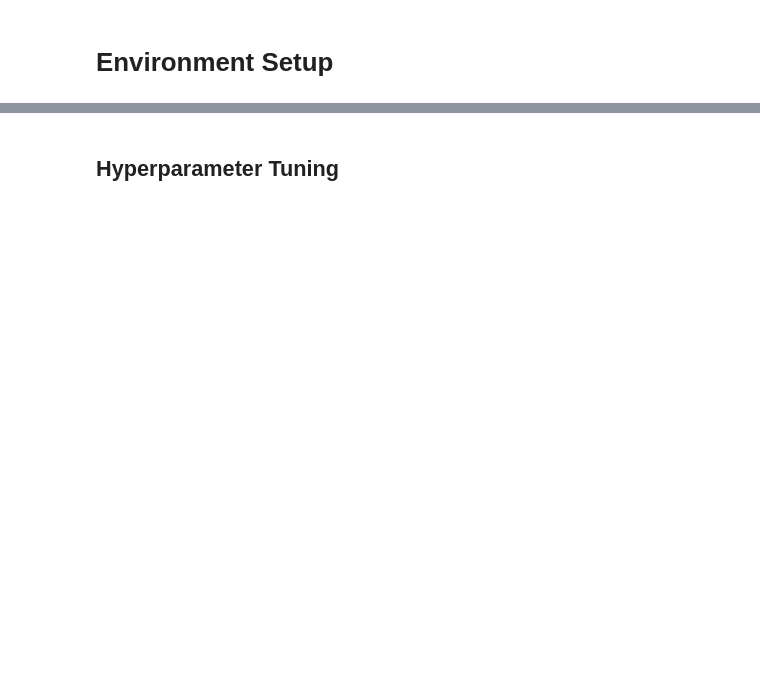
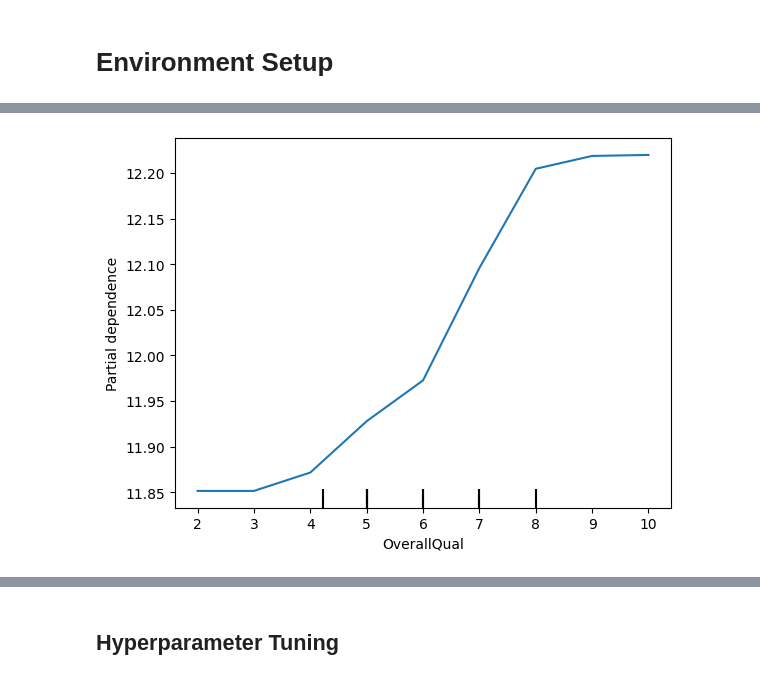
Before and after one commit to ericfflynn/predicting-house-prices-random-forest, a Jupyter notebook: Competition Notebook.ipynb, the cells around one changed output, grey strips where cells are left out. Saved outputs shown, nothing was run; the diff lists cells and outputs as text; code cells hidden in the pictures; blank space fills up the shorter version.

Commit message:
Kaggle Notebook | Predicting House Prices: Competition Notebook | Version 17

```diff
--- a/Competition Notebook.ipynb
+++ b/Competition Notebook.ipynb
@@ -58,0 +76,29 @@ print("Numeric:", len(numeric_features),"Categorical",len(categorical_features))
+# %%
+def create_and_evaluate_model(X, y):
+    numeric_features = X.select_dtypes(include=['number']).columns.tolist()
+    categorical_features = X.select_dtypes(include=['object', 'category']).columns.tolist()
+
+    numeric_transformer = SimpleImputer(strategy='constant')
+
+    categorical_transformer = Pipeline(steps=[
+        ('imputer', SimpleImputer(strategy='most_frequent')),
+        ('onehot', OneHotEncoder(handle_unknown='ignore'))
+    ])
+
+    preprocessor = ColumnTransformer(
+        transformers=[
+            ('num', numeric_transformer, numeric_features),
+            ('cat', categorical_transformer, categorical_features)
+    ])
+
+    model_pipeline = Pipeline(steps=[
+        ('preprocessor', preprocessor),
+        ('model', GradientBoostingRegressor(n_estimators=100, random_state=42))
+    ])
+
+    X_train, x_valid, y_train, y_test = train_test_split(X, y, test_size=0.3, random_state=42)
+    model_pipeline.fit(X_train, y_train)
+    y_pred = model_pipeline.predict(x_valid)
+    mse = mean_squared_error(y_test, y_pred)
+    rmse = np.sqrt(mse)
+    print(f"Root Mean Squared Error Basic Model: {rmse}")
@@ -58,0 +197,4 @@ print("Numeric:", len(numeric_features),"Categorical",len(categorical_features))
+# %%
+PartialDependenceDisplay.from_estimator(best_model, x_valid, ['OverallQual']);
+# %% [output]
+[figure, added]
```
Also changed, not shown: parts of 81 cells of this notebook.
